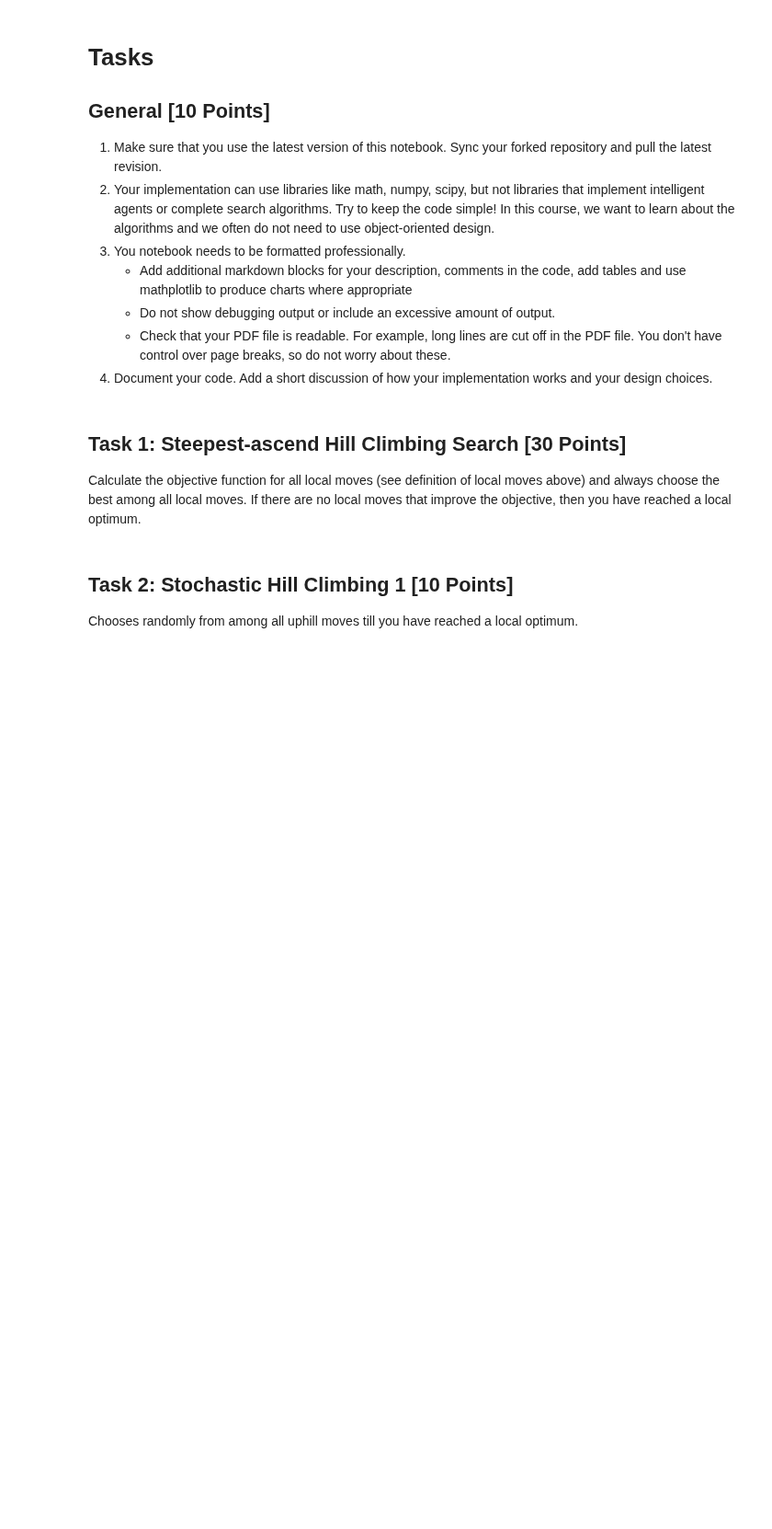
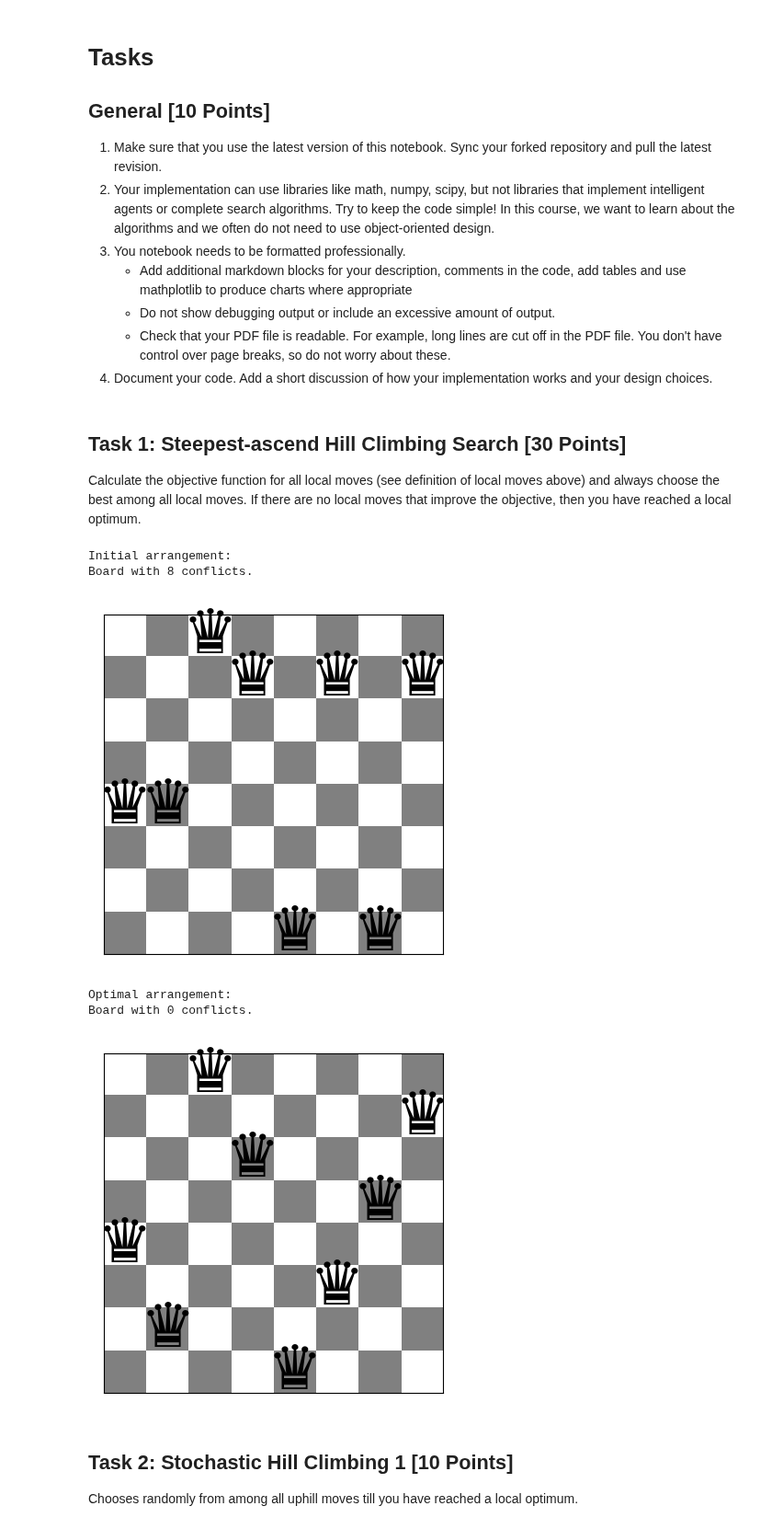
Before and after one commit to ephraim888sun/n-queens-problem, a Jupyter notebook: n_queens.ipynb, the cells around one changed output. Shown at 92% size. Cells and saved outputs as stored; diff of their text form; code cells hidden in the pictures; blank space fills up the shorter version.

```diff
--- a/n_queens.ipynb
+++ b/n_queens.ipynb
@@ -64,6 +64,19 @@ def conflicts(board):
 
     return sum(map(comb2, horizontal_cnt + diagonal1_cnt + diagonal2_cnt))
 
+# Function to generate all possible neighboring states
+def generate_neighbors(board):
+    neighbors = []
+    n = len(board)
+    for col in range(n):
+        for row in range(n):
+            if board[col] != row:
+                neighbor = list(board)
+                neighbor[col] = row
+                neighbors.append(neighbor)
+    return neighbors
+
+
 # decrease the font size to fit larger boards
 def show_board(board, cols = ['white', 'gray'], fontsize = 48):
     """display the board"""
@@ -134,3 +145,46 @@ Calculate the objective function for all local moves (see definition of local mo
+# %%
+# Steps to calculate the objective function (number of conflicts)
+import numpy as np
+
+# Function to perform Steepest-ascend Hill Climbing Search
+def steepest_ascent_hill_climbing(initial_board):
+    current_board = initial_board
+    current_conflicts = conflicts(current_board)
+
+    while True:
+        neighbors = generate_neighbors(current_board)
+        best_neighbor = current_board
+        best_conflicts = current_conflicts
+
+        for neighbor in neighbors:
+            neighbor_conflicts = conflicts(neighbor)
+            if neighbor_conflicts < best_conflicts:
+                best_neighbor = neighbor
+                best_conflicts = neighbor_conflicts
+
+        if best_conflicts >= current_conflicts:
+            break  # Local optimum reached
+        else:
+            current_board = best_neighbor
+            current_conflicts = best_conflicts
+
+    return current_board
+
+# Example usage:
+initial_board = random_board(8)  # Random initial state
+print("Initial arrangement:")
+show_board(initial_board)
+
+solution = steepest_ascent_hill_climbing(initial_board)
+print("Optimal arrangement:")
+show_board(solution)
+# %% [output]
+Initial arrangement:
+Board with 8 conflicts.
+[figure, added]
+Optimal arrangement:
+Board with 0 conflicts.
+[figure, added]
 # %% [markdown]
 ## Task 2: Stochastic Hill Climbing 1 [10 Points]
 
```
Also changed, not shown: parts of 13 cells of this notebook.
